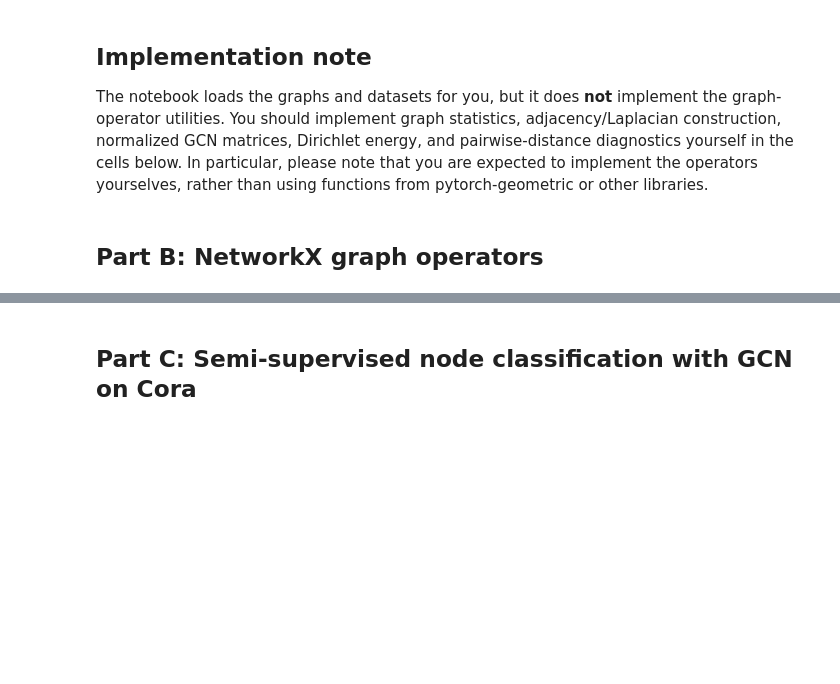
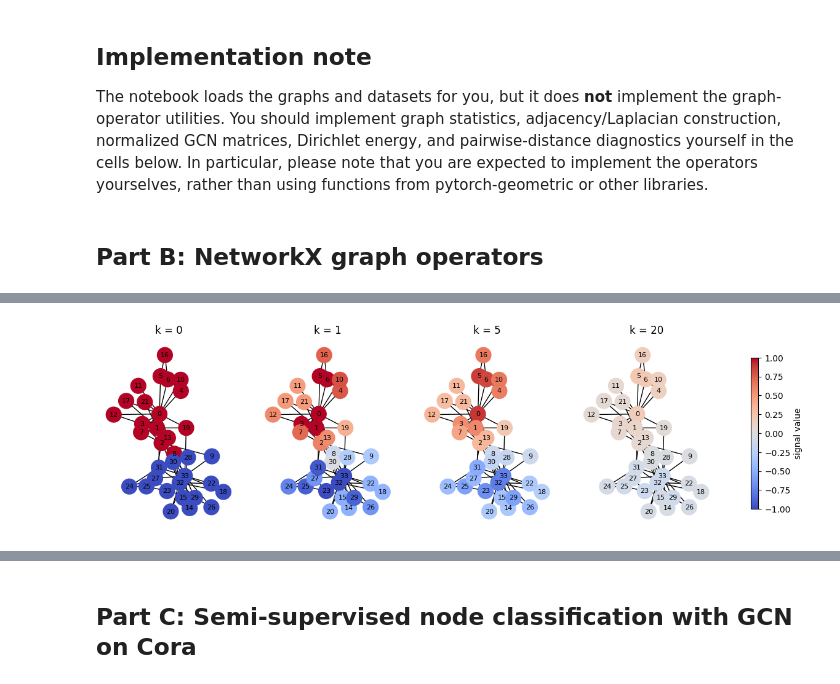
Before and after one commit to yachilT/Learning-On-Graphs, a Jupyter notebook: hw1/HW1_code.ipynb, the cells around one changed output, grey strips where cells are left out. Cells and saved outputs as stored; diff of their text form; code cells hidden in the pictures; blank space fills up the shorter version.

```diff
--- a/hw1/HW1_code.ipynb
+++ b/hw1/HW1_code.ipynb
@@ -180,2 +274,20 @@ plt.show()
 # %%
 # B3 TODO: build A, D, L, and A_norm for Karate and report shape/nnz/density.
+
+A = adjacency_matrix_np(G_karate)
+D = np.diag(A.sum(axis=1))
+L = laplacian_np(A)
+A_norm = normalized_adjacency_np(A, add_self_loops=True)
+
+print(f'{"matrix":<8} {"shape":<12} {"nnz":>6} {"density":>10}')
+for name, M in [('A', A), ('D', D), ('L', L), ('A_norm', A_norm)]:
+    nnz = int(np.count_nonzero(M))
+    density = nnz / M.size
+    print(f'{name:<8} {str(M.shape):<12} {nnz:>6d} {density:>10.4f}')
+
+# Sanity checks.
+assert np.allclose(A, A.T), 'A should be symmetric'
+assert np.allclose(L, L.T), 'L should be symmetric'
+assert np.allclose(A_norm, A_norm.T), 'A_norm should be symmetric'
+assert np.allclose(L.sum(axis=1), 0), 'L rows should sum to 0'
+print('symmetry and L row-sum checks passed.')
@@ -182,5 +305,65 @@ plt.show()
 # %%
 # B4 TODO:
 # Use karate_y from the loading cell.
 # Define signal0 = 1 - 2 * karate_y.
-# Smooth it with A_norm and visualize k=0,1,5,20 using vmin=-1 and vmax=1 in every panel.
+# Smooth it with A_norm for k = 0..20.
+# Plot:
+#   (1) signal on the graph for k = 0, 1, 5, 20, same color range
+#   (2) Dirichlet energy x(k)^T L x(k) as a function of k
+#   (3) variance of node values as a function of k
+
+# Explicit column-vector convention: every x_k has shape (n, 1).
+signal0 = (1 - 2 * karate_y).astype(float).reshape(-1, 1)  # (34, 1)
+
+K = 20
+signals = [signal0.copy()]
+for _ in range(K):
+    signals.append(A_norm @ signals[-1])  # (34, 34) @ (34, 1) -> (34, 1)
+
+# (n_nodes, K+1)
+signals_mat = np.hstack(signals)
+
+energy = np.array([(x_k.T @ L @ x_k).item() for x_k in signals])
+
+# Variance of node values at each k: collapses each column into a scalar
+variance = signals_mat.var(axis=0)
+
+snapshot_ks = [0, 1, 5, 20]
+pos = nx.spring_layout(G_karate, seed=0)
+fig, axes = plt.subplots(1, len(snapshot_ks), figsize=(4 * len(snapshot_ks), 4))
+for ax, k in zip(axes, snapshot_ks):
+    # networkx wants a 1-D array of node colors -> flatten the (n,1) column.
+    nx.draw_networkx(
+        G_karate, pos=pos,
+        node_color=signals[k].flatten(), cmap='coolwarm', vmin=-1, vmax=1,
+        with_labels=True, node_size=320, font_size=8, ax=ax,
+    )
+    ax.set_title(f'k = {k}')
+    ax.axis('off')
+
+sm = plt.cm.ScalarMappable(cmap='coolwarm', norm=plt.Normalize(vmin=-1, vmax=1))
+sm.set_array([])
+fig.colorbar(sm, ax=axes, shrink=0.8, label='signal value')
+plt.show()
+
+# ----- (2) and (3) Dirichlet energy and variance vs depth.
+fig, axes = plt.subplots(1, 2, figsize=(11, 4))
+
+axes[0].plot(range(K + 1), energy, marker='o')
+axes[0].set_yscale('log')
+axes[0].set_xlabel('propagation depth k')
+axes[0].set_ylabel(r'Dirichlet energy $x_k^\top L x_k$')
+axes[0].set_title('Dirichlet energy vs depth')
+axes[0].grid(True, alpha=0.3)
+
+axes[1].plot(range(K + 1), variance, marker='o', color='C1')
+axes[1].set_yscale('log')
+axes[1].set_xlabel('propagation depth k')
+axes[1].set_ylabel('variance of node values')
+axes[1].set_title('Signal variance vs depth')
+axes[1].grid(True, alpha=0.3)
+
+plt.tight_layout()
+plt.show()
+# %% [output]
+[figure, added]
```
Also changed, not shown: parts of 33 cells of this notebook, 1 other file.
